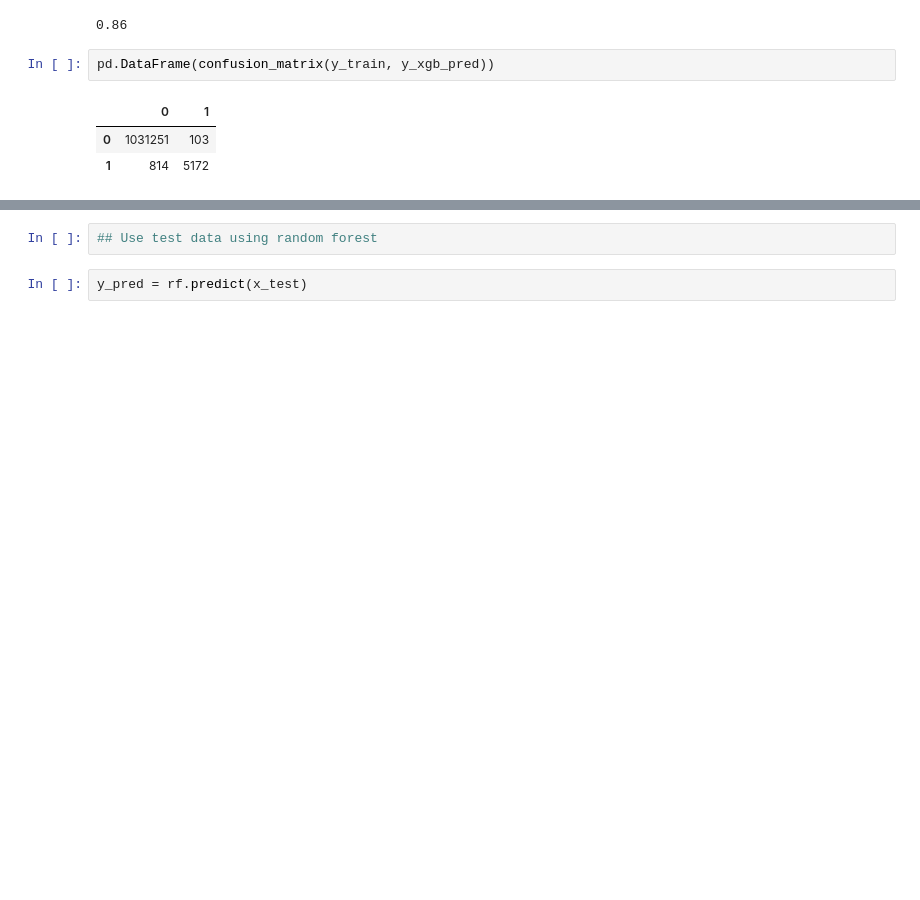
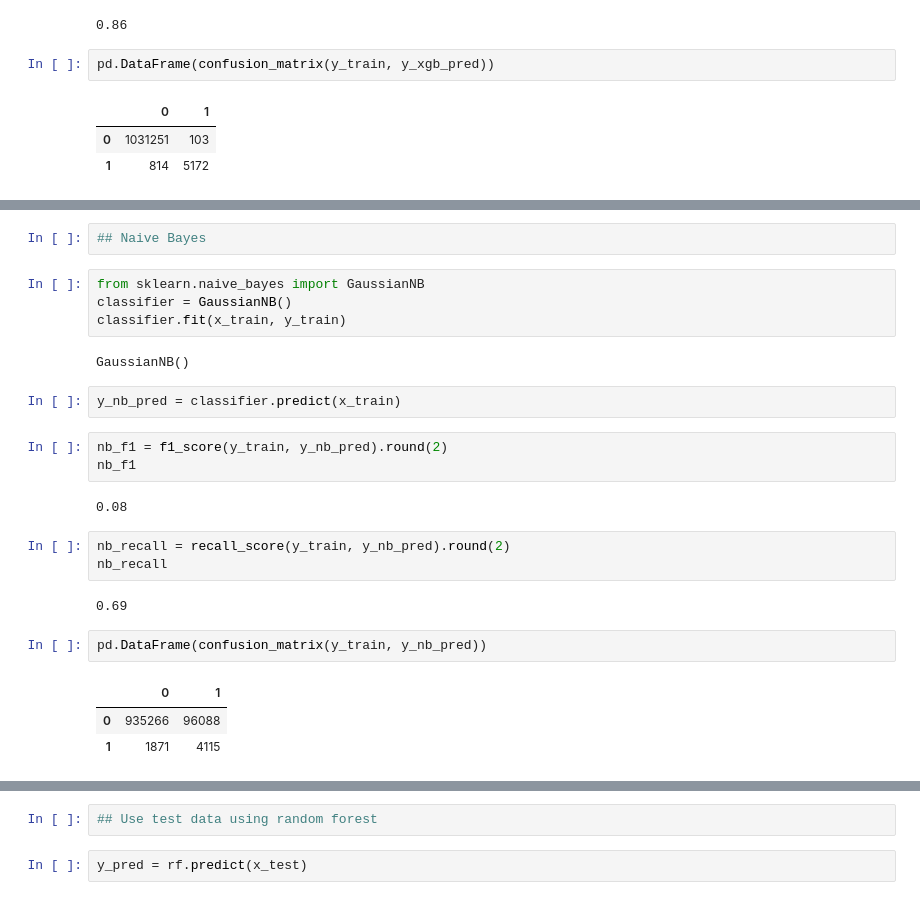
Before and after one commit to dsackey/DataScience, a Jupyter notebook: Credit Card Fraud Detection/Credit Card Fraud Detection.ipynb, the cells around one changed output, grey strips where cells are left out. Saved outputs shown, nothing was run; the diff lists cells and outputs as text; blank space fills up the shorter version.

```diff
--- a/Credit Card Fraud Detection/Credit Card Fraud Detection.ipynb
+++ b/Credit Card Fraud Detection/Credit Card Fraud Detection.ipynb
@@ -595,0 +592,26 @@ pd.DataFrame(confusion_matrix(y_train, y_xgb_pred))
+# %%
+## Naive Bayes
+# %%
+from sklearn.naive_bayes import GaussianNB
+classifier = GaussianNB()
+classifier.fit(x_train, y_train)
+# %% [output]
+GaussianNB()
+# %%
+y_nb_pred = classifier.predict(x_train)
+# %%
+nb_f1 = f1_score(y_train, y_nb_pred).round(2)
+nb_f1
+# %% [output]
+0.08
+# %%
+nb_recall = recall_score(y_train, y_nb_pred).round(2)
+nb_recall
+# %% [output]
+0.69
+# %%
+pd.DataFrame(confusion_matrix(y_train, y_nb_pred))
+# %% [output]
+|  | 0 | 1 |
+| 0 | 935266 | 96088 |
+| 1 | 1871 | 4115 |
```
Also changed, not shown: parts of 28 cells of this notebook.
